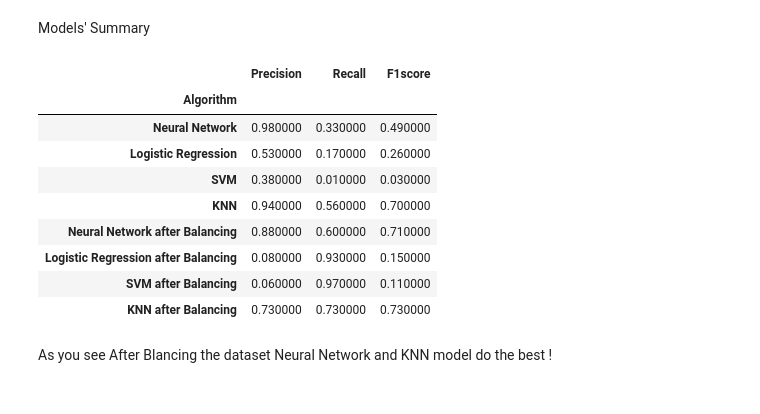
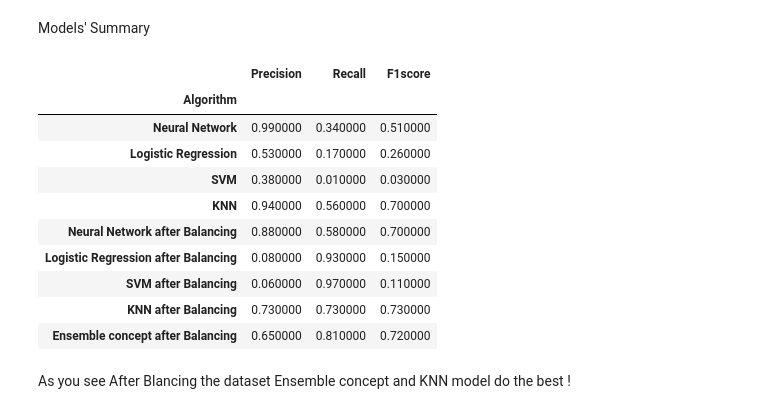
Before and after one commit to mojtabaSefidi/Fall-Detection-System, a Jupyter notebook: Fall_Detection_System.ipynb, the cells around one changed output. Cells and saved outputs as stored; diff of their text form; code cells hidden in the pictures.

Commit message:
A new prediction model created based on ensemble models concept (knn & neural network)

```diff
--- a/Fall_Detection_System.ipynb
+++ b/Fall_Detection_System.ipynb
@@ -548,25 +551,27 @@ Models' Summary
 # %%
 conclusion = pd.DataFrame([['Neural Network',precision_1,recall_1,f1Score_1],
               ['Logistic Regression',0.53,0.17,0.26],
               ['SVM',0.38,0.01,0.03],
               ['KNN',0.94,0.56,0.70],
               ['Neural Network after Balancing',precision_2,recall_2,f1Score_2],
               ['Logistic Regression after Balancing',0.08,0.93,0.15],
               ['SVM after Balancing',0.06,0.97,0.11],
-              ['KNN after Balancing',0.73,0.73,0.73]],
+              ['KNN after Balancing',0.73,0.73,0.73],
+              ['Ensemble concept after Balancing',0.65,0.81,0.72]],
               columns=["Algorithm","Precision","Recall","F1score"])
 conclusion = conclusion.set_index('Algorithm')
 conclusion.style.background_gradient(cmap="YlOrRd")
 # %% [output]
 |  | Precision | Recall | F1score |
 | Algorithm |  |  |  |
-| Neural Network | 0.980000 | 0.330000 | 0.490000 |
+| Neural Network | 0.990000 | 0.340000 | 0.510000 |
 | Logistic Regression | 0.530000 | 0.170000 | 0.260000 |
 | SVM | 0.380000 | 0.010000 | 0.030000 |
 | KNN | 0.940000 | 0.560000 | 0.700000 |
-| Neural Network after Balancing | 0.880000 | 0.600000 | 0.710000 |
+| Neural Network after Balancing | 0.880000 | 0.580000 | 0.700000 |
 | Logistic Regression after Balancing | 0.080000 | 0.930000 | 0.150000 |
 | SVM after Balancing | 0.060000 | 0.970000 | 0.110000 |
 | KNN after Balancing | 0.730000 | 0.730000 | 0.730000 |
+| Ensemble concept after Balancing | 0.650000 | 0.810000 | 0.720000 |
 # %% [markdown]
-As you see After Blancing the dataset Neural Network and KNN model do the best !
+As you see After Blancing the dataset Ensemble concept and KNN model do the best !
```
Also changed, not shown: parts of 26 cells of this notebook.
